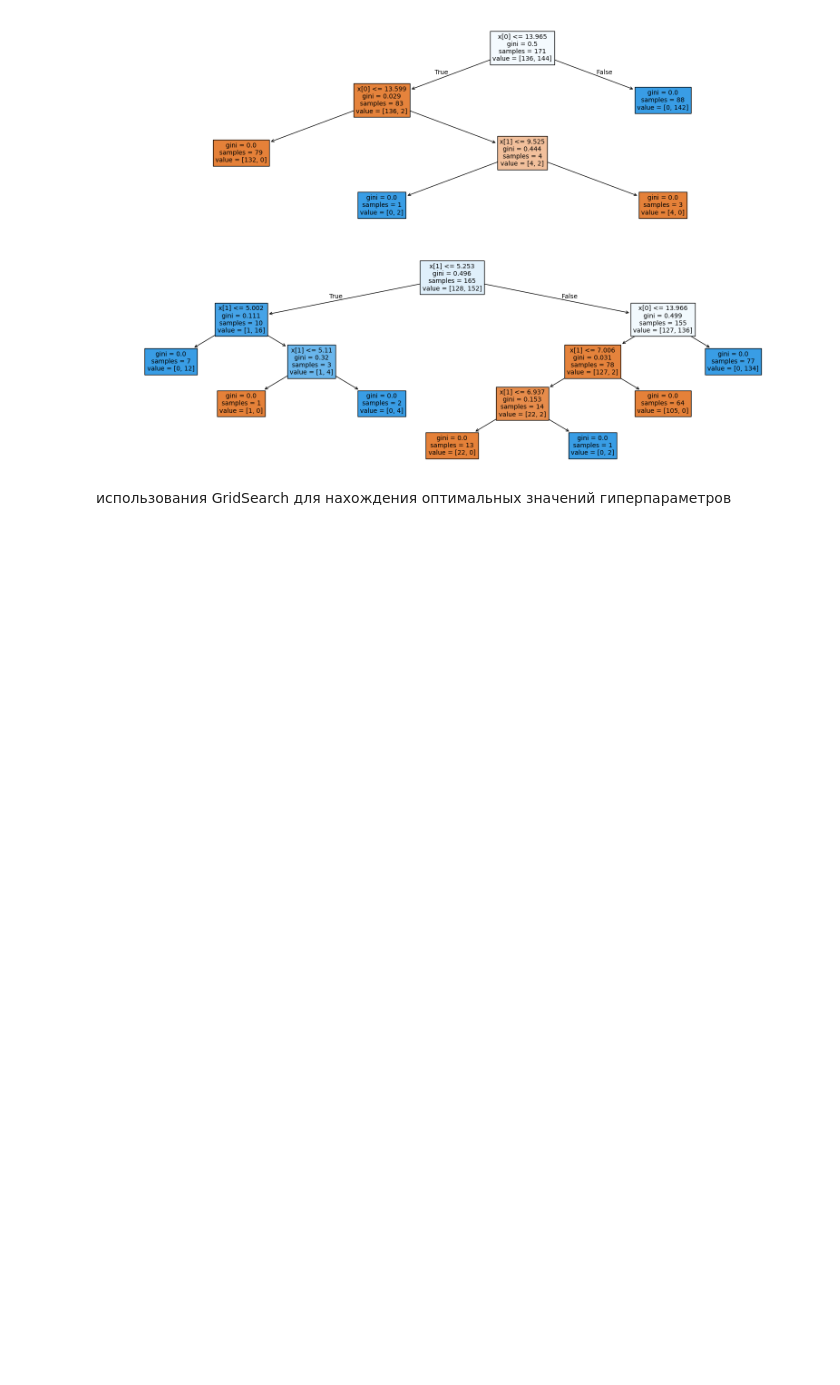
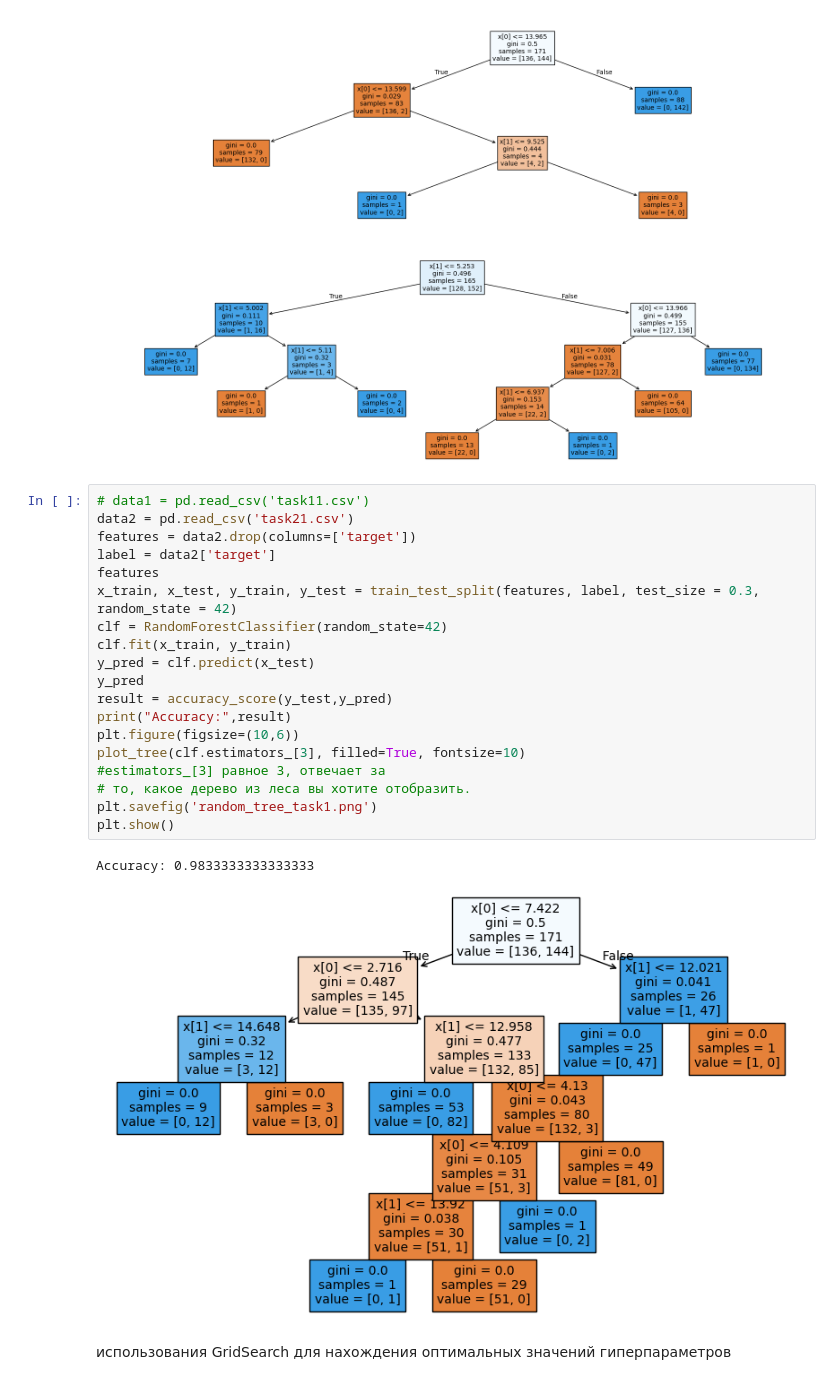
Before and after one commit to Darki21/Magistr_ml_sem2, a Jupyter notebook: pr6/pr6.Ipynb, the cells around one changed output. Drawn from its saved outputs; the diff is of its cells as text; blank space fills up the shorter version.

Commit message:
Добавлена обработка данных task21.csv для практики 6

```diff
--- a/pr6/pr6.Ipynb
+++ b/pr6/pr6.Ipynb
@@ -83,6 +83,29 @@ for index in range(0, 5):
 [figure]
 [figure]
 [figure]
+# %%
+# data1 = pd.read_csv('task11.csv')
+data2 = pd.read_csv('task21.csv')
+features = data2.drop(columns=['target'])
+label = data2['target']
+features
+x_train, x_test, y_train, y_test = train_test_split(features, label, test_size = 0.3,
+random_state = 42)
+clf = RandomForestClassifier(random_state=42)
+clf.fit(x_train, y_train)
+y_pred = clf.predict(x_test)
+y_pred
+result = accuracy_score(y_test,y_pred)
+print("Accuracy:",result)
+plt.figure(figsize=(10,6))
+plot_tree(clf.estimators_[3], filled=True, fontsize=10)
+#estimators_[3] равное 3, отвечает за
+# то, какое дерево из леса вы хотите отобразить.
+plt.savefig('random_tree_task1.png')
+plt.show()
+# %% [output]
+Accuracy: 0.9833333333333333
+[figure, added]
 # %% [markdown]
 использования GridSearch для нахождения
 оптимальных значений гиперпараметров
```
Also changed, not shown: parts of 7 cells of this notebook, 3 other files.
